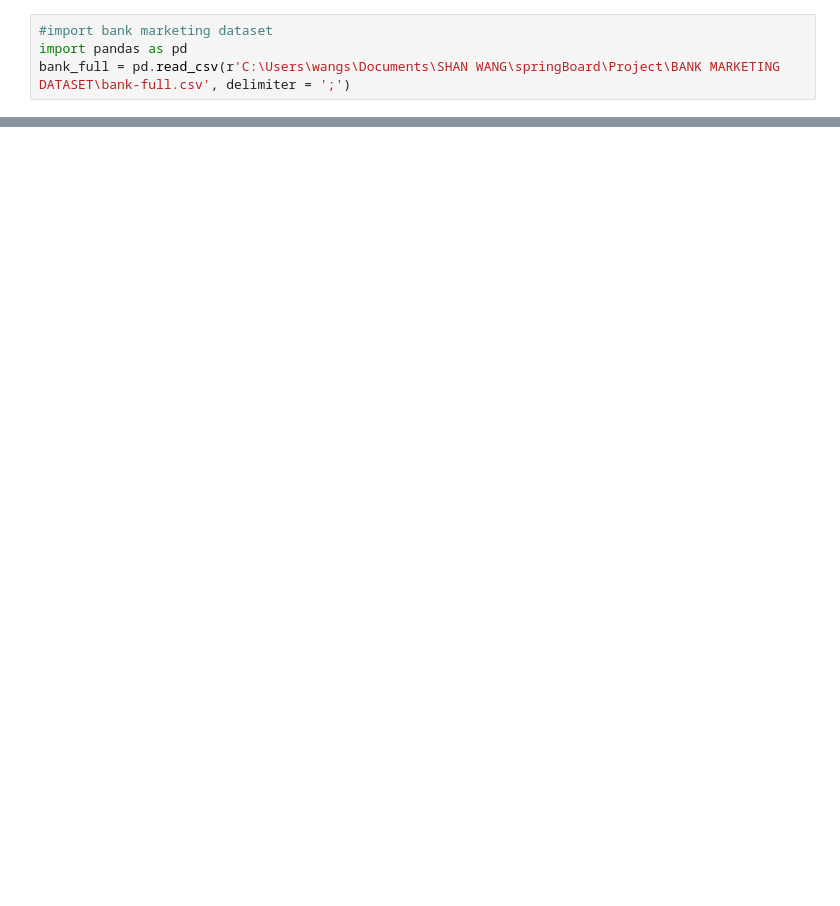
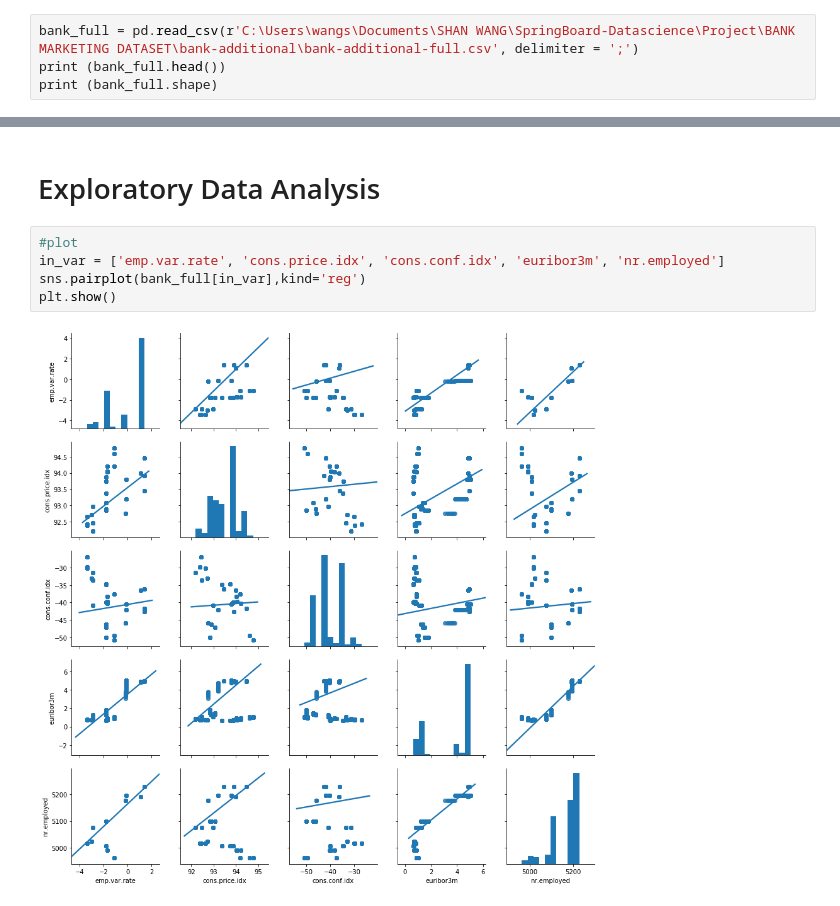
Before and after one commit to swang141/springboard_datascience, a Jupyter notebook: Bank_Marketing_Direct_Call_Marketing_Analysis.ipynb, the cells around one changed output, grey strips where cells are left out. Saved outputs shown, nothing was run; the diff lists cells and outputs as text; blank space fills up the shorter version.

Commit message:
exploratory analysis

```diff
--- a/Bank_Marketing_Direct_Call_Marketing_Analysis.ipynb
+++ b/Bank_Marketing_Direct_Call_Marketing_Analysis.ipynb
@@ -1,4 +11,4 @@
 # %%
-#import bank marketing dataset
-import pandas as pd
-bank_full = pd.read_csv(r'C:\Users\wangs\Documents\SHAN WANG\springBoard\Project\BANK MARKETING DATASET\bank-full.csv', delimiter = ';')
+bank_full = pd.read_csv(r'C:\Users\wangs\Documents\SHAN WANG\SpringBoard-Datascience\Project\BANK MARKETING DATASET\bank-additional\bank-additional-full.csv', delimiter = ';')
+print (bank_full.head())
+print (bank_full.shape)
@@ -142,0 +153,9 @@ array([[-0.08890415, -0.26130175,  0.02141125, ..., -0.5618293 ,
+# %% [markdown]
+# Exploratory Data Analysis
+# %%
+#plot
+in_var = ['emp.var.rate', 'cons.price.idx', 'cons.conf.idx', 'euribor3m', 'nr.employed']
+sns.pairplot(bank_full[in_var],kind='reg')
+plt.show()
+# %% [output]
+[figure, added]
```
Also changed, not shown: parts of 28 cells of this notebook.
